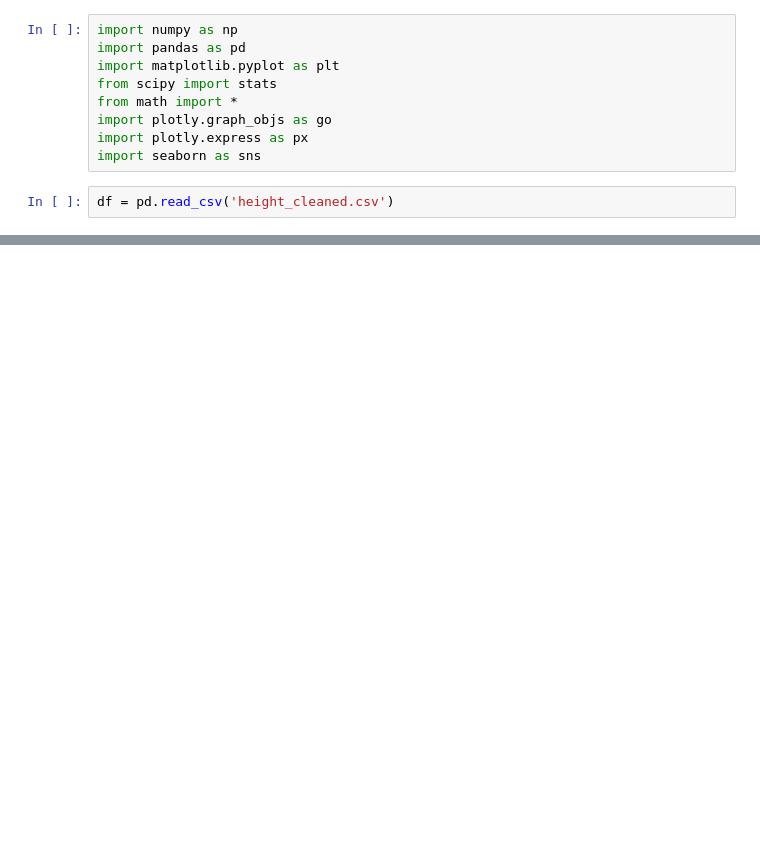
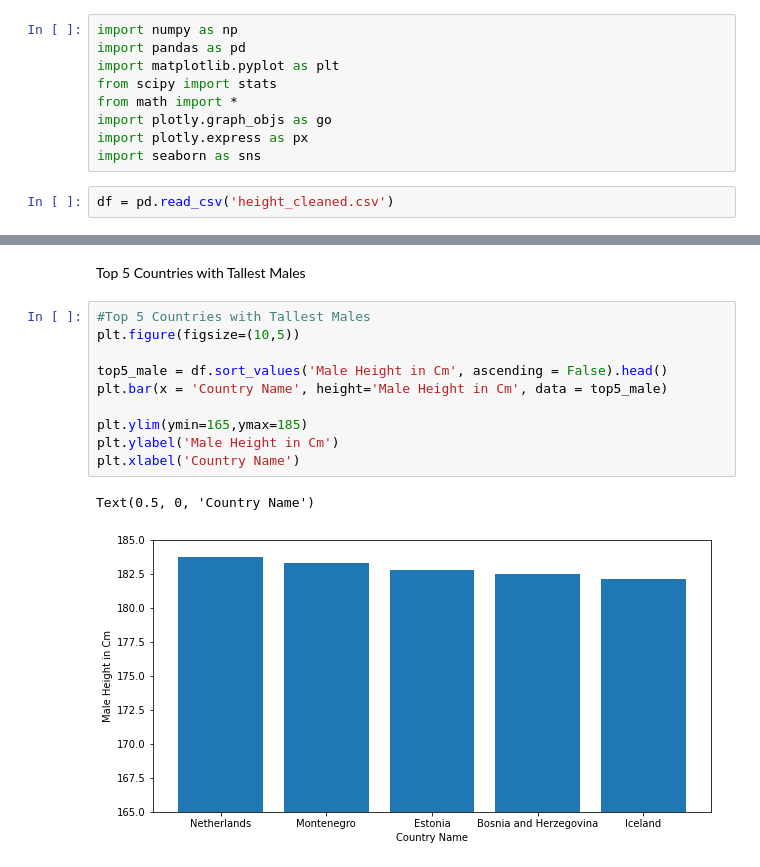
Before and after one commit to ijaz-hussain/ACIT-4880-Project-2, a Jupyter notebook: data_visual.ipynb, the cells around one changed output, grey strips where cells are left out. Drawn from its saved outputs; the diff is of its cells as text; blank space fills up the shorter version.

Commit message:
added data_cleaning and EDA

```diff
--- a/data_visual.ipynb
+++ b/data_visual.ipynb
@@ -32,0 +64,15 @@ df.describe()
+# %% [markdown]
+Top 5 Countries with Tallest Males
+# %%
+#Top 5 Countries with Tallest Males
+plt.figure(figsize=(10,5))
+
+top5_male = df.sort_values('Male Height in Cm', ascending = False).head()
+plt.bar(x = 'Country Name', height='Male Height in Cm', data = top5_male)
+
+plt.ylim(ymin=165,ymax=185)
+plt.ylabel('Male Height in Cm')
+plt.xlabel('Country Name')
+# %% [output]
+Text(0.5, 0, 'Country Name')
+[figure, added]
```
Also changed, not shown: parts of 14 cells of this notebook.
